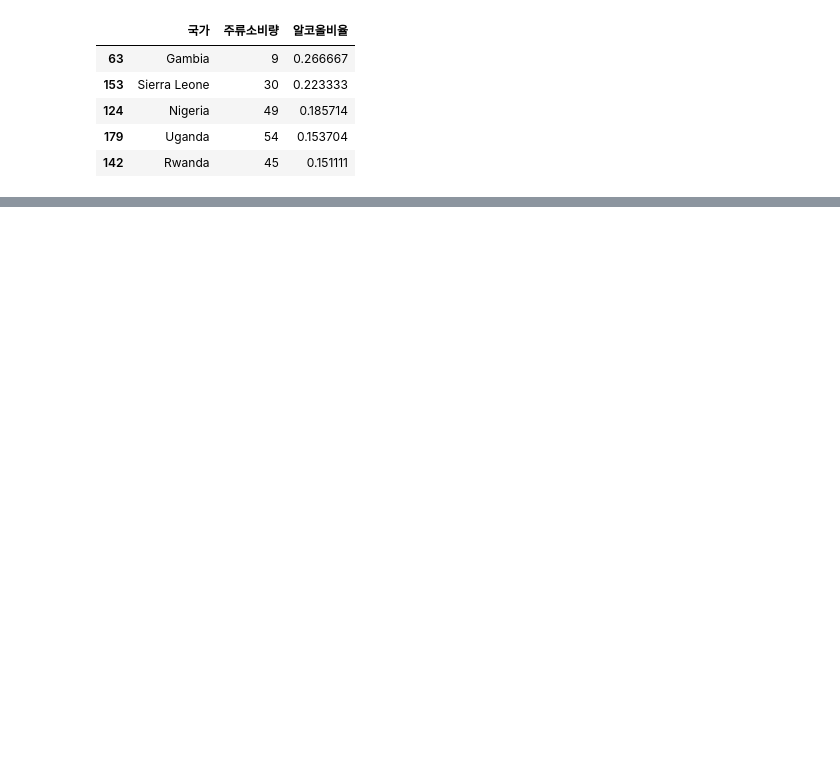
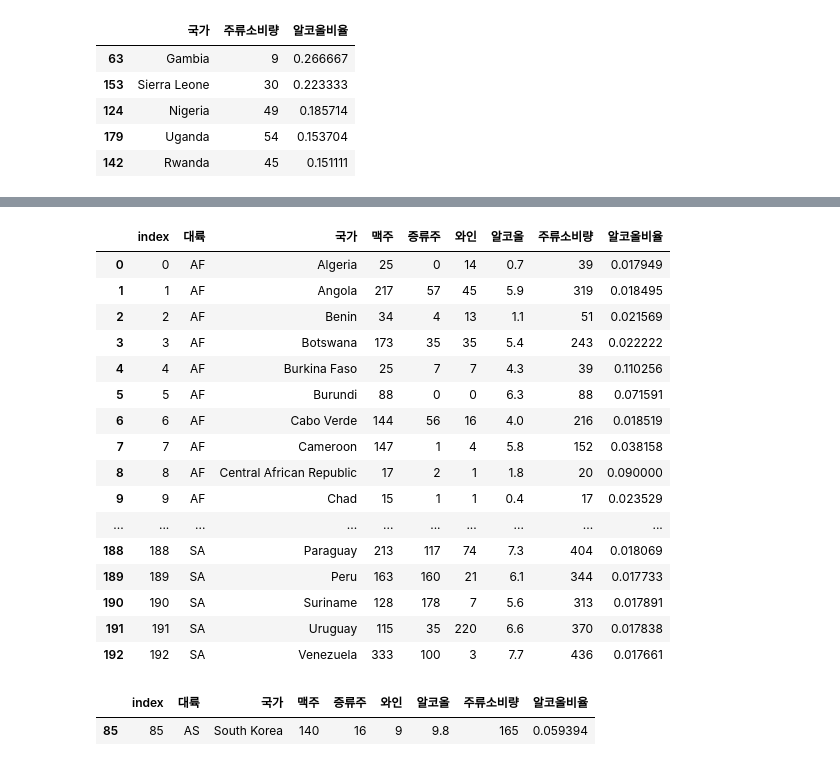
Before and after one commit to orizay/free-fonts, a Jupyter notebook: 데이터_분석_실기_2.ipynb, the cells around one changed output, grey strips where cells are left out. Cells and saved outputs as stored; diff of their text form; code cells hidden in the pictures; blank space fills up the shorter version.

```diff
--- a/데이터_분석_실기_2.ipynb
+++ b/데이터_분석_실기_2.ipynb
@@ -601,0 +614,3 @@ df.head()
+# %%
+#[2-32] 국가별 주류 소비량 합계(맥주,증류주,와인의 합)를 구해봅니다.
+df.set_index('국가')[['맥주', '증류주', '와인']].sum(axis=1)
@@ -601,0 +658,30 @@ df.head()
+# %%
+#[2-34] df의 index를 모두 columns로 이동합니다.
+df = df.reset_index()
+df
+# %% [output]
+|  | index | 대륙 | 국가 | 맥주 | 증류주 | 와인 | 알코올 | 주류소비량 | 알코올비율 |
+| 0 | 0 | AF | Algeria | 25 | 0 | 14 | 0.7 | 39 | 0.017949 |
+| 1 | 1 | AF | Angola | 217 | 57 | 45 | 5.9 | 319 | 0.018495 |
+| 2 | 2 | AF | Benin | 34 | 4 | 13 | 1.1 | 51 | 0.021569 |
+| 3 | 3 | AF | Botswana | 173 | 35 | 35 | 5.4 | 243 | 0.022222 |
+| 4 | 4 | AF | Burkina Faso | 25 | 7 | 7 | 4.3 | 39 | 0.110256 |
+| 5 | 5 | AF | Burundi | 88 | 0 | 0 | 6.3 | 88 | 0.071591 |
+| 6 | 6 | AF | Cabo Verde | 144 | 56 | 16 | 4.0 | 216 | 0.018519 |
+| 7 | 7 | AF | Cameroon | 147 | 1 | 4 | 5.8 | 152 | 0.038158 |
+| 8 | 8 | AF | Central African Republic | 17 | 2 | 1 | 1.8 | 20 | 0.090000 |
+| 9 | 9 | AF | Chad | 15 | 1 | 1 | 0.4 | 17 | 0.023529 |
+| ... | ... | ... | ... | ... | ... | ... | ... | ... | ... |
+| 188 | 188 | SA | Paraguay | 213 | 117 | 74 | 7.3 | 404 | 0.018069 |
+| 189 | 189 | SA | Peru | 163 | 160 | 21 | 6.1 | 344 | 0.017733 |
+| 190 | 190 | SA | Suriname | 128 | 178 | 7 | 5.6 | 313 | 0.017891 |
+| 191 | 191 | SA | Uruguay | 115 | 35 | 220 | 6.6 | 370 | 0.017838 |
+| 192 | 192 | SA | Venezuela | 333 | 100 | 3 | 7.7 | 436 | 0.017661 |
+# %%
+#[2-35] 전세계 평균 소비량과 한국(South Korea)의 소비량을 비교해 보려고 합니다.
+# 먼저, 한국의 소비량을 조회하여 korea로 저장합니다.
+korea = df[df['국가'] == 'South Korea']
+korea
+# %% [output]
+|  | index | 대륙 | 국가 | 맥주 | 증류주 | 와인 | 알코올 | 주류소비량 | 알코올비율 |
+| 85 | 85 | AS | South Korea | 140 | 16 | 9 | 9.8 | 165 | 0.059394 |
```
Also changed, not shown: parts of 9 cells of this notebook.
